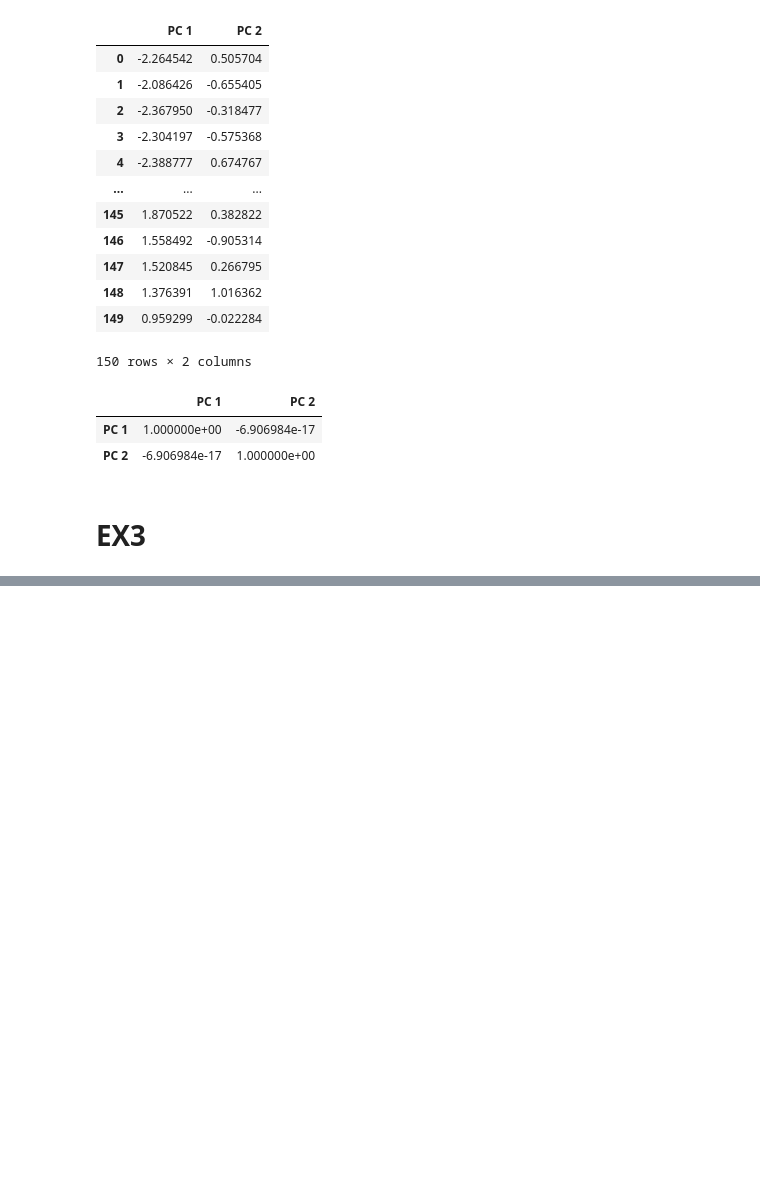
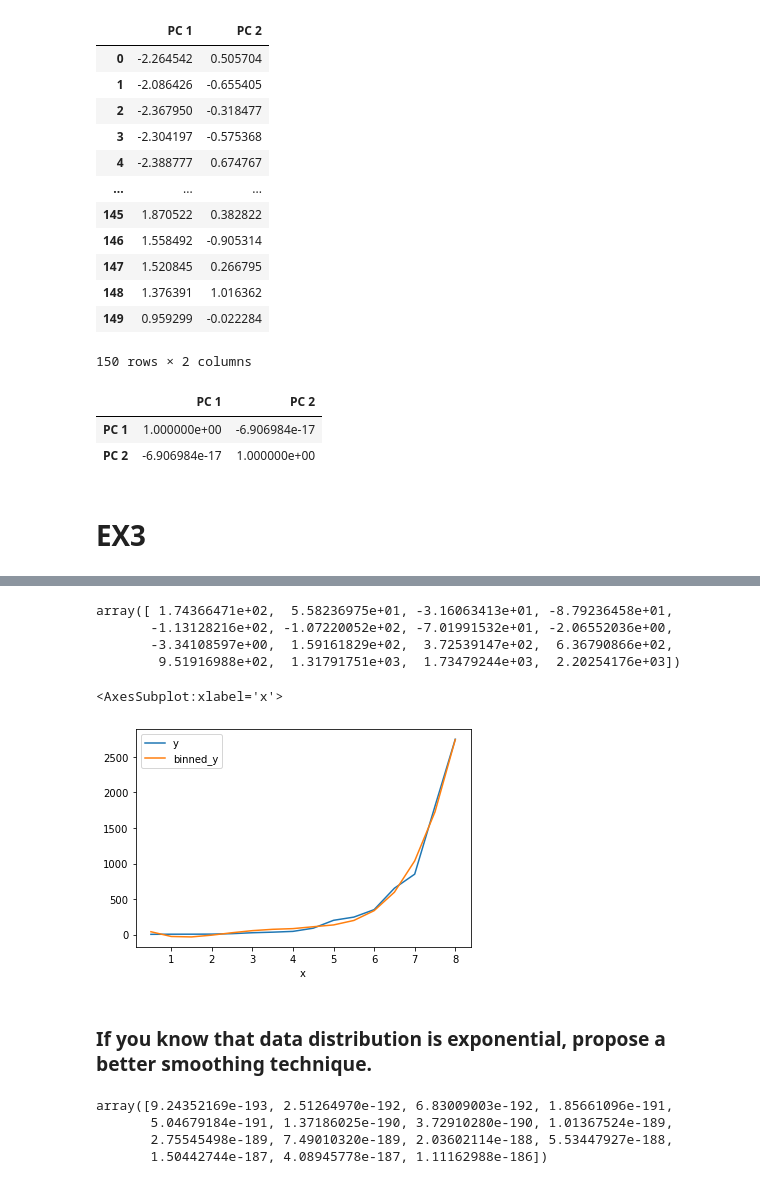
Before and after one commit to chechna9/data_science_fundamentals, a Jupyter notebook: Data Processing.ipynb, the cells around one changed output, grey strips where cells are left out. Cells and saved outputs as stored; diff of their text form; code cells hidden in the pictures; blank space fills up the shorter version.

```diff
--- a/Data Processing.ipynb
+++ b/Data Processing.ipynb
@@ -292,0 +551,17 @@ pc_data.corr()
+# %%
+savgol_filter(table.y,window_length=15,polyorder=2)
+# %% [output]
+array([ 1.74366471e+02,  5.58236975e+01, -3.16063413e+01, -8.79236458e+01,
+       -1.13128216e+02, -1.07220052e+02, -7.01991532e+01, -2.06552036e+00,
+       -3.34108597e+00,  1.59161829e+02,  3.72539147e+02,  6.36790866e+02,
+        9.51916988e+02,  1.31791751e+03,  1.73479244e+03,  2.20254176e+03])
+# %%
+linear_binned = table
+# %%
+linear_binned['binned_y'] = savgol_filter(table.y,window_length=15,polyorder=4)
+linear_binned.plot()
+# %% [output]
+<AxesSubplot:xlabel='x'>
+[figure, added]
+# %% [markdown]
+### If you know that data distribution is exponential, propose a better smoothing technique.
@@ -292,0 +573,7 @@ pc_data.corr()
+# %%
+exponential(8,table.y.mean(),sym=False)
+# %% [output]
+array([9.24352169e-193, 2.51264970e-192, 6.83009003e-192, 1.85661096e-191,
+       5.04679184e-191, 1.37186025e-190, 3.72910280e-190, 1.01367524e-189,
+       2.75545498e-189, 7.49010320e-189, 2.03602114e-188, 5.53447927e-188,
+       1.50442744e-187, 4.08945778e-187, 1.11162988e-186])
```
Also changed, not shown: parts of 39 cells of this notebook, 1 other file.
